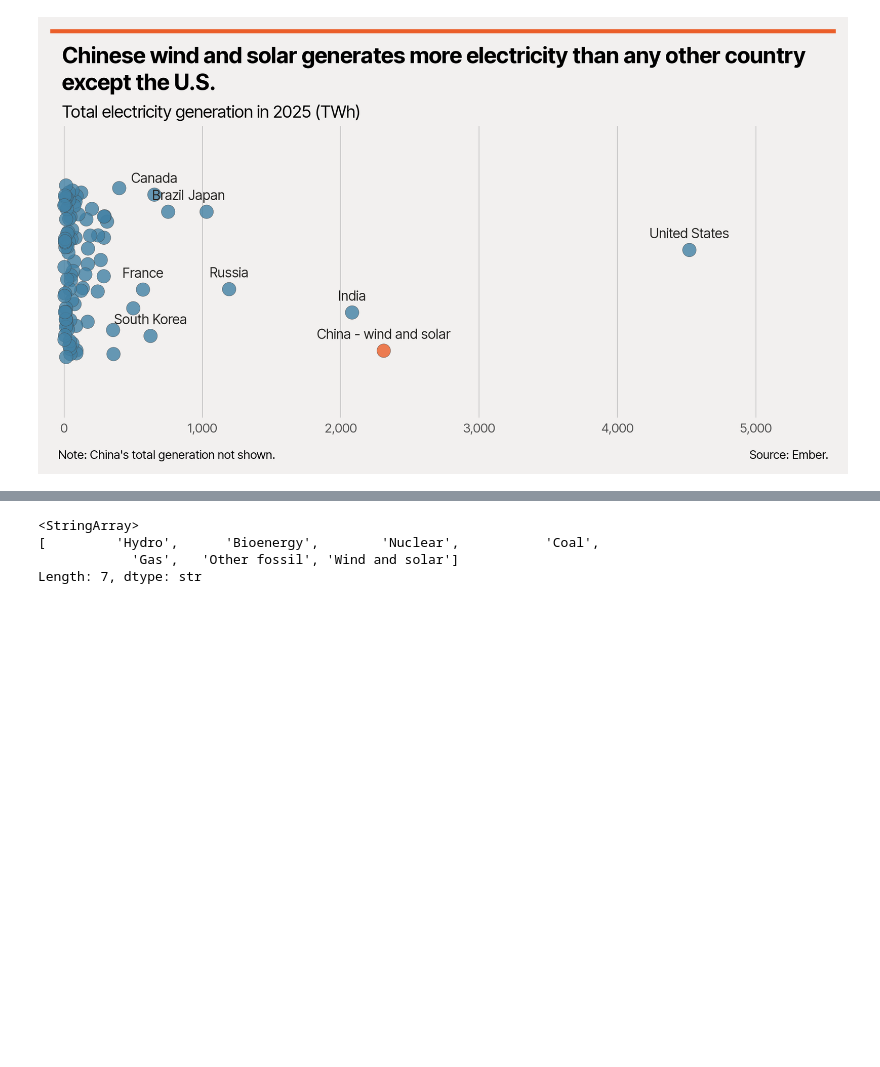
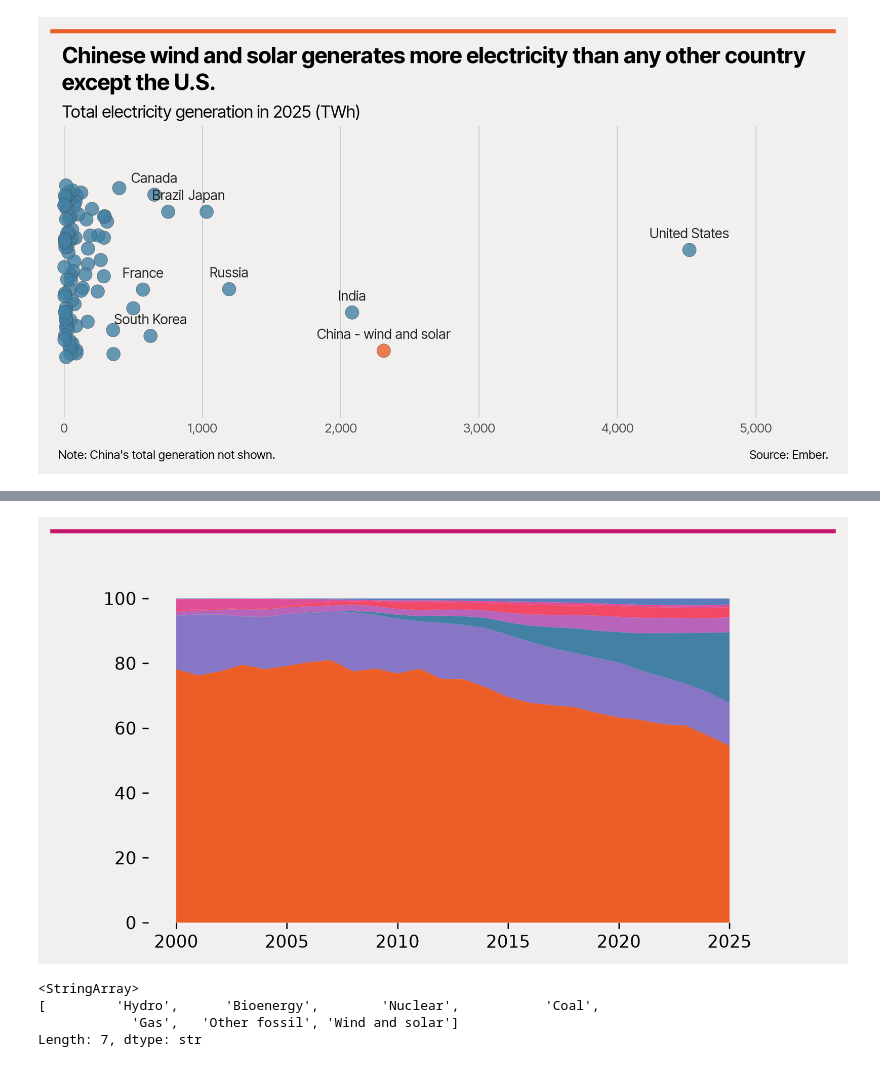
Before and after one commit to TurnerHaa/chinaEnergy, a Jupyter notebook: chinaEnergy.ipynb, the cells around one changed output, grey strips where cells are left out. Saved outputs shown, nothing was run; the diff lists cells and outputs as text; code cells hidden in the pictures; blank space fills up the shorter version.

```diff
--- a/chinaEnergy.ipynb
+++ b/chinaEnergy.ipynb
@@ -295,0 +241,66 @@ china_mix
+# %%
+# ================================
+# create stacked bar
+# ================================
+# set colours
+background = '#F2F0EF'
+text_colour = "#3E4147"
+
+# create figure and axes
+
+fig, ax = plt.subplots(figsize=figsize, dpi=dpi)
+
+fig.set_facecolor(background)
+ax.patch.set_facecolor(background)
+
+
+# palette
+palette = {
+    'Coal':'#eb5e28',
+    'Hydro':'#8775c5',
+    'Wind and solar':'#4281a4',
+    'Nuclear':'#b864ba',
+    'Gas':'#f24966',
+    'Bioenergy':'#597ebc',
+    'Other fossil':'#df4f98',
+}
+
+# print(china_mix_wide)
+
+# set bar order
+category_order = (
+    china_mix_wide.sum()
+    .sort_values(ascending=False)
+    .index.tolist()
+)
+
+china_mix_wide = china_mix_wide[category_order]
+
+# create plot
+ax.stackplot(
+    china_mix_wide.index,
+    china_mix_wide.T,
+    labels=china_mix_wide.columns,
+    colors=[palette[col] for col in china_mix_wide.columns]
+)
+
+# remove spines around outside of plot
+for spine in ax.spines.values():
+    spine.set_visible(False)
+
+# create top rectangle
+rect = mpl.patches.Rectangle(
+    (0, 0.99), 1, 0.01,
+    transform=fig.transFigure,
+    facecolor='#C7156D',
+    edgecolor='none'
+)
+
+fig.add_artist(rect)
+
+# save figure
+fig.savefig("energy_mix.png", dpi=dpi, facecolor=fig.get_facecolor())
+
+# show figure
+plt.show()
+# %% [output]
@@ -296,3 +324,4 @@ china_mix
+[figure, added]
 # %%
 china_mix['electricity_source'].unique()
 # %% [output]
```
Also changed, not shown: parts of 2 cells of this notebook, 1 other file.
